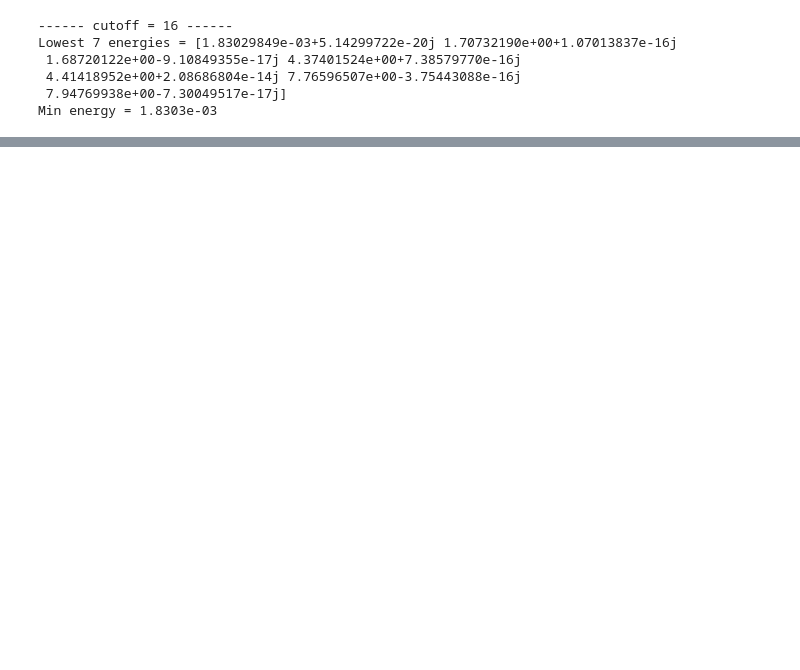
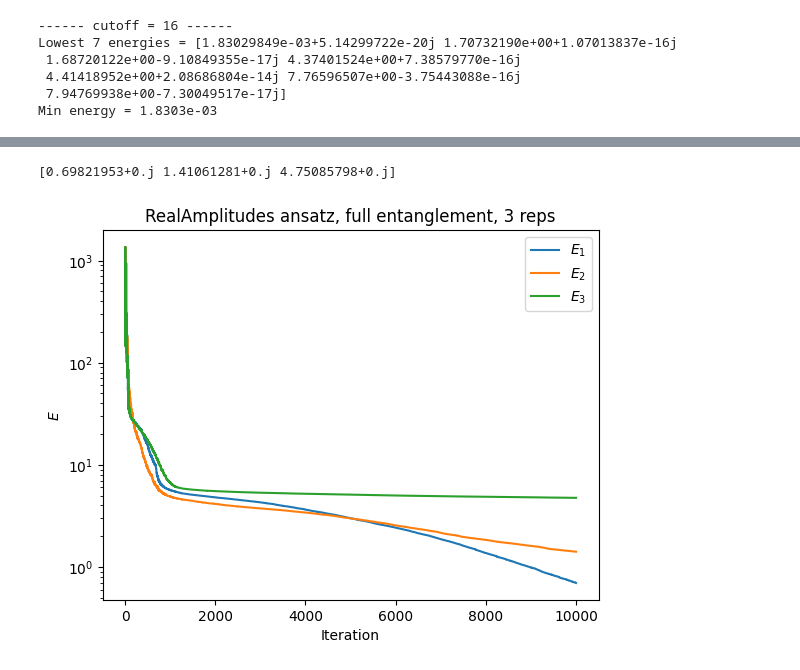
Before and after one commit to chrisculver/SUSY_QuantumComputing, a Jupyter notebook: production/vqd_aho_l16.ipynb, the cells around one changed output, grey strips where cells are left out. Cells and saved outputs as stored; diff of their text form; code cells hidden in the pictures; blank space fills up the shorter version.

```diff
--- a/production/vqd_aho_l16.ipynb
+++ b/production/vqd_aho_l16.ipynb
@@ -139,0 +193,5 @@ plt.legend(loc='upper right')
+# %%
+run_for_ansatz(RealAmplitudes(nq, entanglement='full', reps=3), maxiter=10000)
+# %% [output]
+[0.69821953+0.j 1.41061281+0.j 4.75085798+0.j]
+[figure, added]
```
Also changed, not shown: parts of 15 cells of this notebook.
